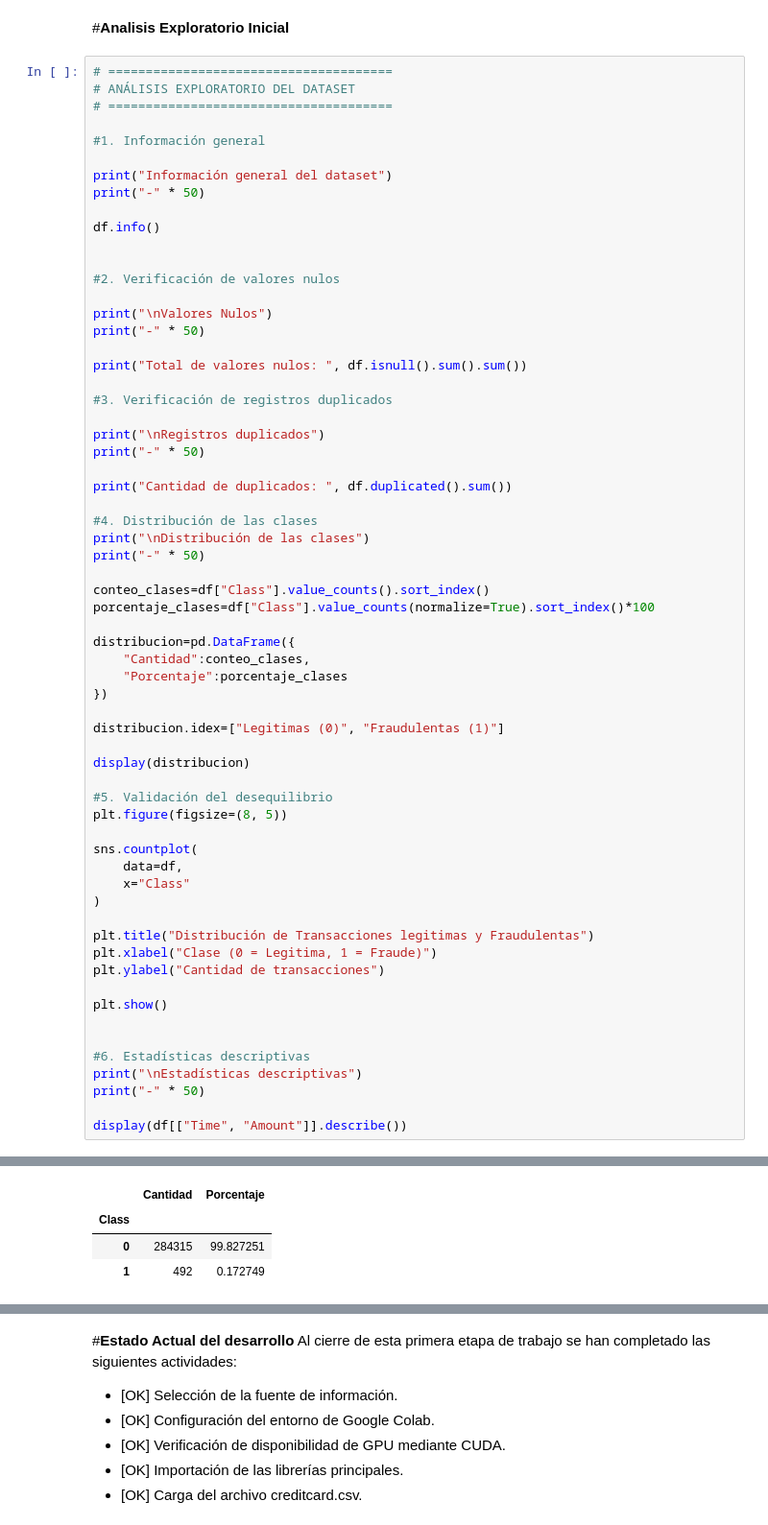
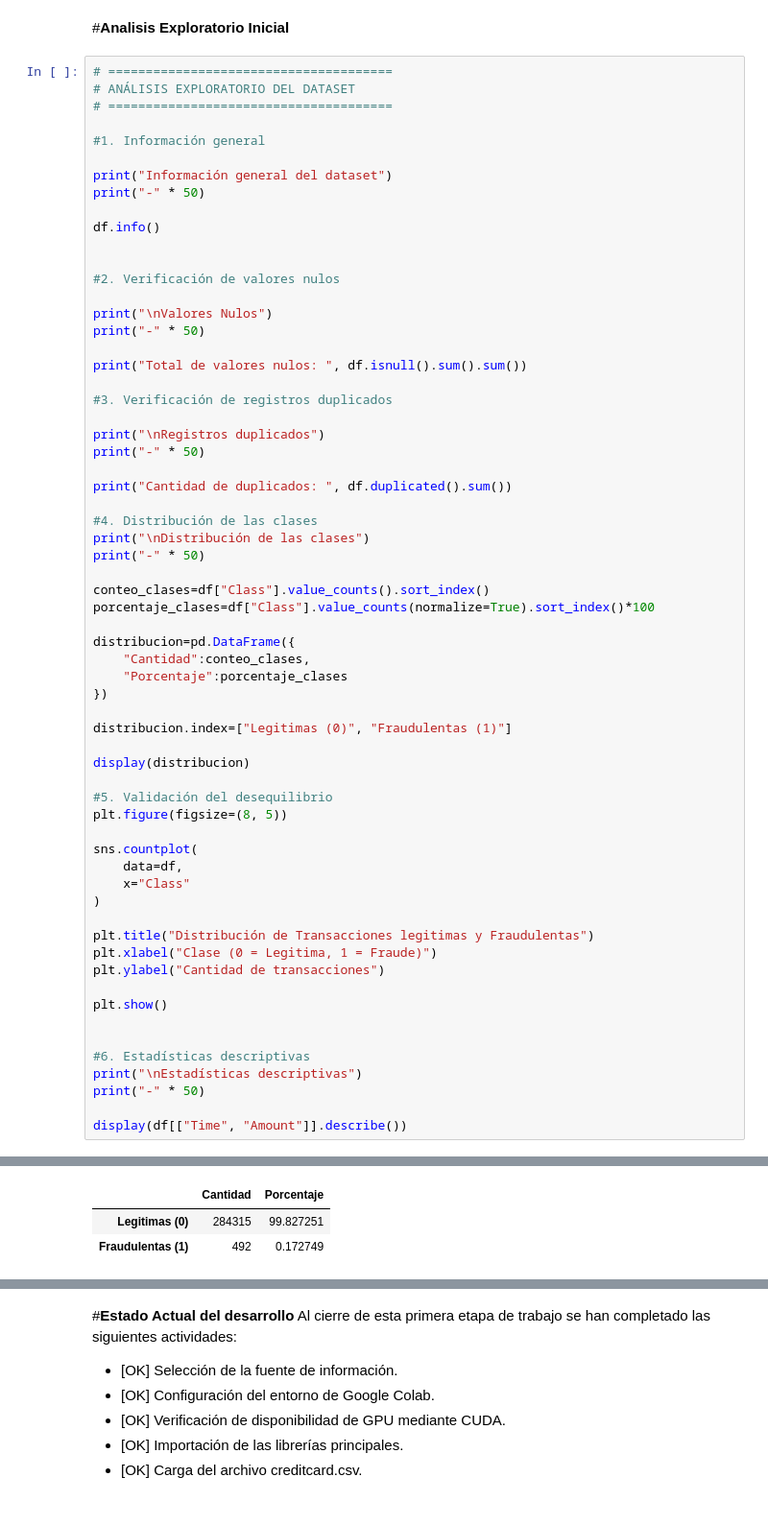
Before and after one commit to edavidbustosp/AplicacionesDeepLearning, a Jupyter notebook: DeteccionFraude.ipynb, the cells around one changed output, grey strips where cells are left out. Shown at 96% size. Cells and saved outputs as stored; diff of their text form.

```diff
--- a/DeteccionFraude.ipynb
+++ b/DeteccionFraude.ipynb
@@ -132,7 +132,7 @@ distribucion=pd.DataFrame({
     "Porcentaje":porcentaje_clases
 })
 
-distribucion.idex=["Legitimas (0)", "Fraudulentas (1)"]
+distribucion.index=["Legitimas (0)", "Fraudulentas (1)"]
 
 display(distribucion)
 
@@ -148,36 +148,35 @@ plt.title("Distribución de Transacciones legitimas y Fraudulentas")
 plt.xlabel("Clase (0 = Legitima, 1 = Fraude)")
 plt.ylabel("Cantidad de transacciones")
 
 plt.show()
 
 
 #6. Estadísticas descriptivas
 print("\nEstadísticas descriptivas")
 print("-" * 50)
 
 display(df[["Time", "Amount"]].describe())
 # %% [output]
 Información general del dataset
 --------------------------------------------------
 <class 'pandas.core.frame.DataFrame'>
 RangeIndex: 284807 entries, 0 to 284806
 Data columns (total 31 columns):
  #   Column  Non-Null Count   Dtype
 ---  ------  --------------   -----
  0   Time    284807 non-null  float64
  1   V1      284807 non-null  float64
  2   V2      284807 non-null  float64
  3   V3      284807 non-null  float64
  4   V4      284807 non-null  float64
 ... (35 lines left out)
 Cantidad de duplicados:  1081
 
 Distribución de las clases
 --------------------------------------------------
 |  | Cantidad | Porcentaje |
-| Class |  |  |
-| 0 | 284315 | 99.827251 |
-| 1 | 492 | 0.172749 |
+| Legitimas (0) | 284315 | 99.827251 |
+| Fraudulentas (1) | 492 | 0.172749 |
 [figure]
 Estadísticas descriptivas
 --------------------------------------------------
```
Also changed, not shown: parts of 9 cells of this notebook.
